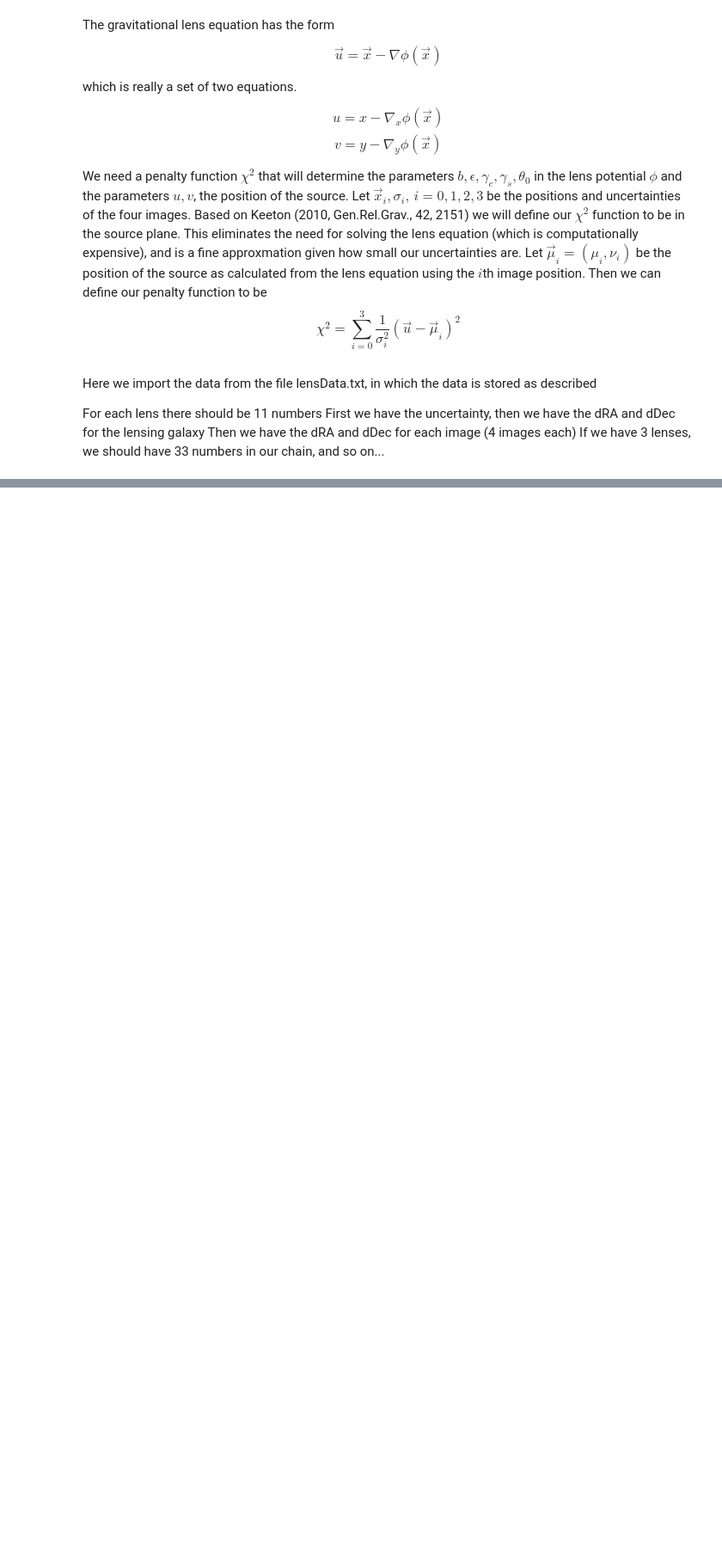
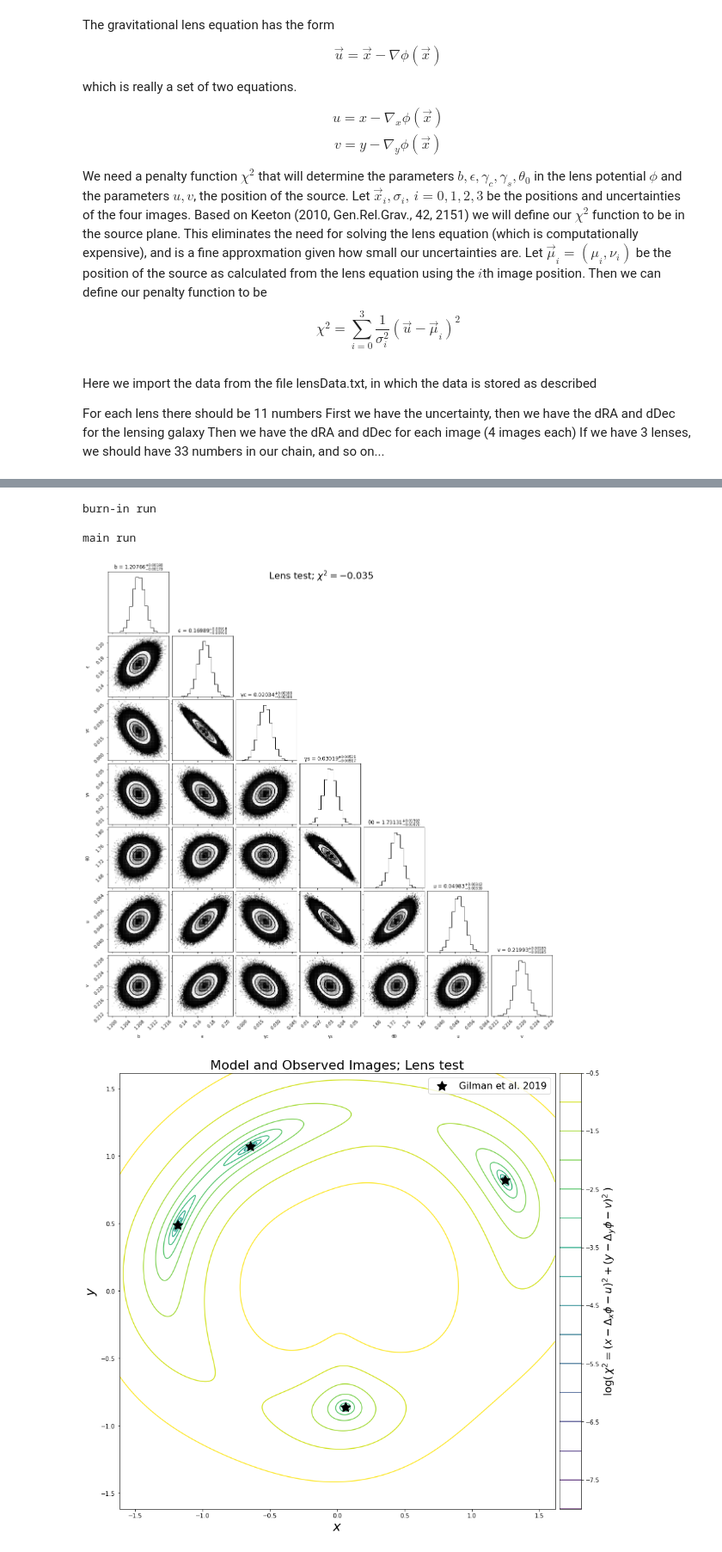
Before and after one commit to niharprabhala/Strong-Gravitation-Lensing, a Jupyter notebook: Main.ipynb, the cells around one changed output, grey strips where cells are left out. Shown at 86% size. Cells and saved outputs as stored; diff of their text form; code cells hidden in the pictures; blank space fills up the shorter version.

```diff
--- a/Main.ipynb
+++ b/Main.ipynb
@@ -97,7 +100,7 @@ def lnprob(params, rthetasigma,
         chi2 += ((u - mu)**2 + (v - nu)**2) / sigma[i]**2
     return -chi2 / 2
 # %%
-def mcmc_model(data, nwalk=20, nburn=5e4, nmain=1e5, title=None,
+def mcmc_model(data, nwalk=20, nburn=5e4, nmain=1e5, lensnum=None,
                epsmin=None, epsmax=None, gcslim=None, theta0min=None, theta0max=None):
     ndim = 7
 
@@ -134,7 +137,7 @@ def mcmc_model(data, nwalk=20, nburn=5e4, nmain=1e5, title=None,
 
     # creating the corner plot
     fig = corner.corner(samples,show_titles=True,labels=('b','ϵ','γc','γs','θ0','u','v'), title_fmt='.5f')
-    fig.suptitle('{0}; $\chi^2 = {{{1:.3f}}}$'.format(title, chi2), fontsize=22)
+    fig.suptitle('Lens {0}; $\chi^2 = {{{1:.3f}}}$'.format(lensnum, chi2), fontsize=22)
 
     return params, fig
 # %%
@@ -142,7 +145,7 @@ def plot_chi2(x, y, b, eps, gc, gs, theta0, u, v): # the chi^2 function for the
     rtheta = cart2pol(x,y)
     return (x - dxphi(rtheta, b, eps, gc, gs, theta0) - u)**2 + (y - dyphi(rtheta, b, eps, gc, gs, theta0) - v)**2
 
-def plot_model(data, params, sqrlim=None, title=None):
+def plot_model(data, params, sqrlim=None, lensnum=None):
     # handling inputs
     data = data[0:2].T
     xyimg = np.array(pol2cart(data[:,0], data[:,1]))
@@ -171,7 +174,7 @@ def plot_model(data, params, sqrlim=None, title=None):
     ax.set_xlabel('$x$', fontsize=22)
     ax.set_ylabel('$y$', fontsize=22)
     cb.set_label(r'$\log ( \, \chi^2 = (x - \Delta_x \phi - u)^2 + (y - \Delta_y \phi - v)^2 \, )$', fontsize=18)
-    ax.set_title('{0}; Model and Observed Images'.format(title), fontsize=22)
+    ax.set_title('Model and Observed Images; Lens {}'.format(lensnum), fontsize=22)
 
     return fig
 # %% [markdown]
@@ -247,0 +252,25 @@ for i in range(8):
+# %%
+testdata = np.array([[ 1.353019, 1.0414477,0.003  ],
+ [-1.075209, 0.7084495,0.003  ],
+ [-0.5340101,1.289836, 0.003  ],
+ [ 0.16903356, -0.6431619,0.003  ]])
+testdata[:,0] -= 0.11
+testdata[:,1] -= 0.22
+for i in range(4):
+    testdata[i,0], testdata[i,1] = cart2pol(*testdata[i,:2])
+testdata = testdata.T
+# testdata
+# %%
+params, corfig = mcmc_model(testdata, lensnum='test')
+plt.savefig('plots/corner_test.png', format='png', dpi=300)
+plt.show()
+
+contfig = plot_model(testdata, params, lensnum='test')
+plt.savefig('plots/contour_test.png', format='png', dpi=300)
+plt.show()
+# %% [output]
+burn-in run
+
+main run
+[figure, added]
+[figure, added]
```
Also changed, not shown: parts of 3 cells of this notebook, 4 other files.
